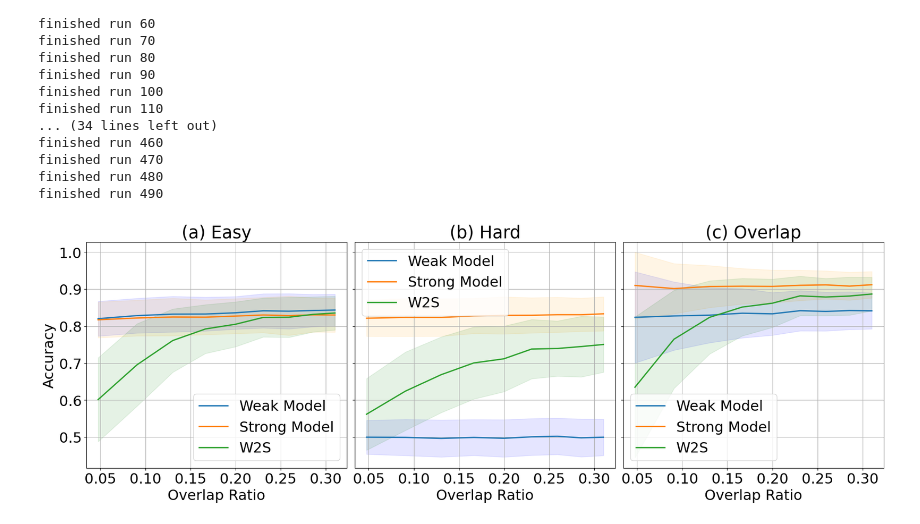
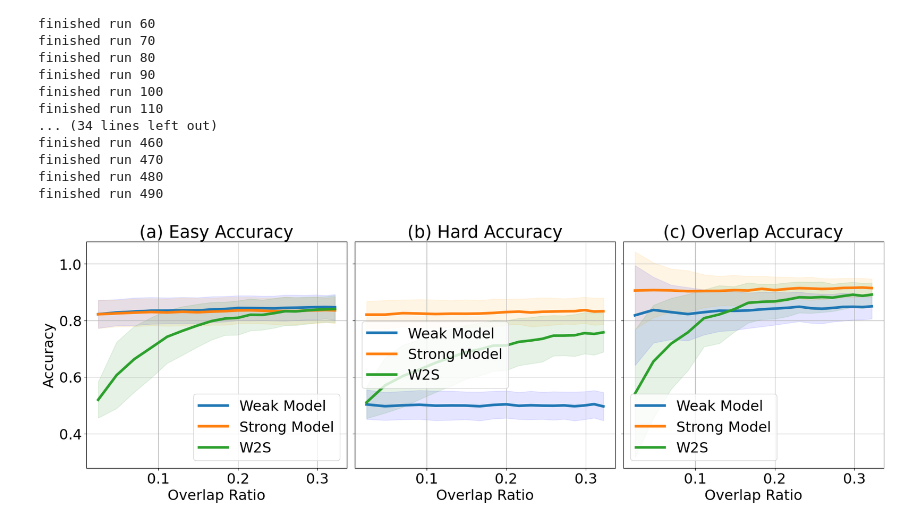
Before and after one commit to SprocketLab/datacentric_w2s, a Jupyter notebook: notebooks/synthetic_exp/overlap_density_mixture_ablation_final.ipynb, the cells around one changed output. Saved outputs shown, nothing was run; the diff lists cells and outputs as text; code cells hidden in the pictures.

```diff
--- a/notebooks/synthetic_exp/overlap_density_mixture_ablation_final.ipynb
+++ b/notebooks/synthetic_exp/overlap_density_mixture_ablation_final.ipynb
@@ -70,7 +70,7 @@ def single_run(d_easy, d_hard, theta, var, ns, verbose=False):
     X_weak_test[:, d_easy:] = np.zeros([ns[0]+ns[1]+ns[2], d_hard])  # all points get hard features zero'd out
 
     # train classifiers
-    weak_model = LogisticRegression(random_state=0).fit(X_weak_train, y_train)
+    weak_model = LogisticRegression(random_state=0, fit_intercept=False).fit(X_weak_train, y_train)
     weak_train_acc_overall = weak_model.score(X_weak_train, y_train)
 
     if test_on_all:
@@ -91,7 +91,7 @@ def single_run(d_easy, d_hard, theta, var, ns, verbose=False):
         print(f"weak model train acc on overlaps = {weak_train_acc_overlaps}")
 
     # oracle
-    strong_model_oracle = LogisticRegression(random_state=0).fit(X_train, y_train)
+    strong_model_oracle = LogisticRegression(random_state=0, fit_intercept=False).fit(X_train, y_train)
     if test_on_all:
         strong_test_acc_oracle = strong_model_oracle.score(X_test, y_test)
     else:
@@ -107,6 +107,10 @@ def single_run(d_easy, d_hard, theta, var, ns, verbose=False):
 
     # hard only
     # strong_model = LogisticRegression(random_state=0).fit(X_pseudo, y_pseudolabels)
+    # num_others = 50
+    # X_w2s_train = np.concatenate([X_pseudo[:num_others], X_pseudo[ns[0]:ns[0]+num_others], X_pseudo[ns[0]+ns[1]:]])
+    # y_w2s_train = np.concatenate([y_pseudolabels[:num_others], y_pseudolabels[ns[0]:ns[0]+num_others], y_pseudolabels[ns[0]+ns[1]:]])
+    # strong_model_train_overlaps = LogisticRegression(random_state=0, C=0.01, fit_intercept=False).fit(X_w2s_train, y_w2s_train)
     strong_model_train_overlaps = LogisticRegression(random_state=0, C=0.01).fit(X_pseudo[ns[0]+ns[1]:], y_pseudolabels[ns[0]+ns[1]:])
     # strong_model_train_overlaps = LogisticRegression(random_state=0, C=0.01).fit(X_pseudo[ns[1]+ns[2]:], y_pseudolabels[ns[1]+ns[2]:])
 
@@ -220,6 +229,8 @@ finished run 460
 finished run 470
 finished run 480
 finished run 490
+# %%
+df = pd.DataFrame(df)
 # %%
 import pandas as pd
 import matplotlib.pyplot as plt
@@ -230,13 +241,12 @@ df_mean = df.groupby(['n_easy', 'n_hard', 'n_overlap']).mean().reset_index()
 df_std = df.groupby(['n_easy', 'n_hard', 'n_overlap']).std().reset_index()
 
 fig, axes = plt.subplots(1, 3, figsize=(18,6), sharey=True, layout='constrained')
-
-
+line_width = 4
 # Easy
 
-axes[0].plot(df_mean['overlap_ratio'], df_mean['weak_easy_acc'], linewidth=2, label='Weak Model')
-axes[0].plot(df_mean['overlap_ratio'], df_mean['strong_easy_acc'], linewidth=2, label='Strong Model')
-axes[0].plot(df_mean['overlap_ratio'], df_mean['w2s_easy_acc'], linewidth=2, label='W2S')
+axes[0].plot(df_mean['overlap_ratio'], df_mean['weak_easy_acc'], linewidth=line_width, label='Weak Model')
+axes[0].plot(df_mean['overlap_ratio'], df_mean['strong_easy_acc'], linewidth=line_width, label='Strong Model')
+axes[0].plot(df_mean['overlap_ratio'], df_mean['w2s_easy_acc'], linewidth=line_width, label='W2S')
 
 axes[0].fill_between(df_mean['overlap_ratio'], df_mean['weak_easy_acc']-df_std['weak_easy_acc'],
                      df_mean['weak_easy_acc']+df_std['weak_easy_acc'], color='blue', alpha=0.1)
@@ -248,44 +258,44 @@ axes[0].grid()
 axes[0].legend()
 axes[0].set_xlabel('Overlap Ratio')
 axes[0].set_ylabel('Accuracy')
-axes[0].set_title('(a) Easy')
+axes[0].set_title('(a) Easy Accuracy')
 
 
 # Hard
-axes[1].plot(df_mean['overlap_ratio'], df_mean['weak_hard_acc'], linewidth=2, label='Weak Model')
-axes[1].plot(df_mean['overlap_ratio'], df_mean['strong_hard_acc'], linewidth=2, label='Strong Model')
-axes[1].plot(df_mean['overlap_ratio'], df_mean['w2s_hard_acc'], linewidth=2, label='W2S')
+axes[1].plot(df_mean['overlap_ratio'], df_mean['weak_hard_acc'], linewidth=line_width, label='Weak Model')
+axes[1].plot(df_mean['overlap_ratio'], df_mean['strong_hard_acc'], linewidth=line_width, label='Strong Model')
+axes[1].plot(df_mean['overlap_ratio'], df_mean['w2s_hard_acc'], linewidth=line_width, label='W2S')
 
 axes[1].fill_between(df_mean['overlap_ratio'], df_mean['weak_hard_acc']-df_std['weak_hard_acc'],
                      df_mean['weak_hard_acc']+df_std['weak_hard_acc'], color='blue', alpha=0.1)
 axes[1].fill_between(df_mean['overlap_ratio'], df_mean['strong_hard_acc']-df_std['strong_hard_acc'],
                      df_mean['strong_hard_acc']+df_std['strong_hard_acc'], color='orange', alpha=0.1)
 axes[1].fill_between(df_mean['overlap_ratio'], df_mean['w2s_hard_acc']-df_std['w2s_hard_acc'],
                     df_mean['w2s_hard_acc']+df_std['w2s_hard_acc'], color='green', alpha=0.1)
 axes[1].grid()
 axes[1].legend()
 axes[1].set_xlabel('Overlap Ratio')
-axes[1].set_title('(b) Hard')
+axes[1].set_title('(b) Hard Accuracy')
 
 # Overlap
-axes[2].plot(df_mean['overlap_ratio'], df_mean['weak_overlap_acc'], linewidth=2, label='Weak Model')
-axes[2].plot(df_mean['overlap_ratio'], df_mean['strong_overlap_acc'], linewidth=2, label='Strong Model')
-axes[2].plot(df_mean['overlap_ratio'], df_mean['w2s_overlap_acc'], linewidth=2, label='W2S')
+axes[2].plot(df_mean['overlap_ratio'], df_mean['weak_overlap_acc'], linewidth=line_width, label='Weak Model')
+axes[2].plot(df_mean['overlap_ratio'], df_mean['strong_overlap_acc'], linewidth=line_width, label='Strong Model')
+axes[2].plot(df_mean['overlap_ratio'], df_mean['w2s_overlap_acc'], linewidth=line_width, label='W2S')
 
 axes[2].fill_between(df_mean['overlap_ratio'], df_mean['weak_overlap_acc']-df_std['weak_overlap_acc'],
                      df_mean['weak_overlap_acc']+df_std['weak_overlap_acc'], color='blue', alpha=0.1)
 axes[2].fill_between(df_mean['overlap_ratio'], df_mean['strong_overlap_acc']-df_std['strong_overlap_acc'],
                      df_mean['strong_overlap_acc']+df_std['strong_overlap_acc'], color='orange', alpha=0.1)
 axes[2].fill_between(df_mean['overlap_ratio'], df_mean['w2s_overlap_acc']-df_std['w2s_overlap_acc'],
                      df_mean['w2s_overlap_acc']+df_std['w2s_overlap_acc'], color='green', alpha=0.1)
 axes[2].grid()
 axes[2].legend()
 axes[2].set_xlabel('Overlap Ratio')
-axes[2].set_title('(c) Overlap')
+axes[2].set_title('(c) Overlap Accuracy')
 
 fig.savefig('synthetic_exp_original_analysis.pdf', dpi=300)
 # %% [output]
-[figure, old version]
+[figure, new version]
 # %%
 df_mean.head()
 # %% [output]
```
Also changed, not shown: parts of 3 cells of this notebook, 2 other files.
